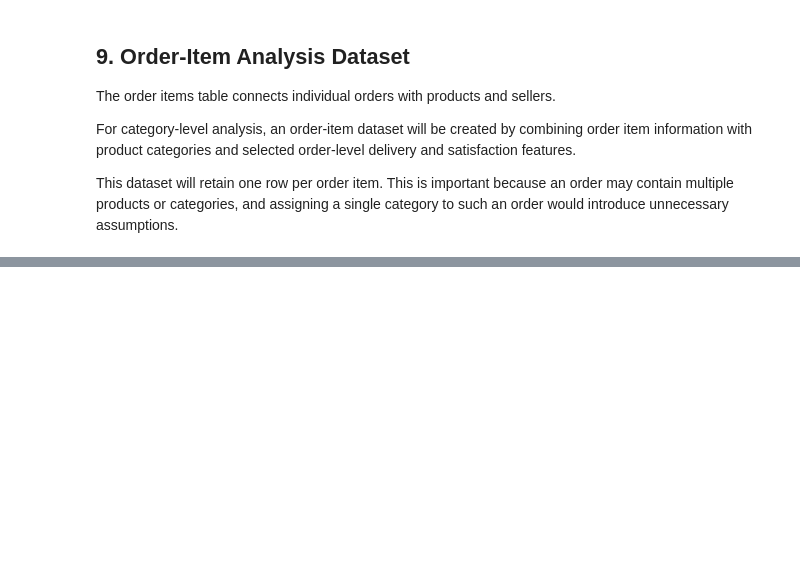
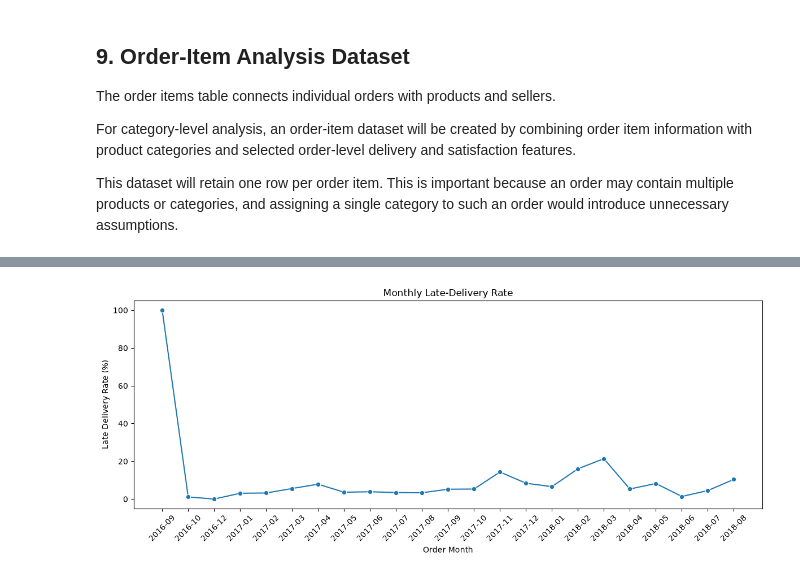
Before and after one commit to kartikeysharma2645/Real-World-Dataset-Analysis, a Jupyter notebook: notebook/real_world_dataset_analysis.ipynb, the cells around one changed output, grey strips where cells are left out. Cells and saved outputs as stored; diff of their text form; code cells hidden in the pictures; blank space fills up the shorter version.

Commit message:
feat: analyze delivery performance and customer satisfaction

```diff
--- a/notebook/real_world_dataset_analysis.ipynb
+++ b/notebook/real_world_dataset_analysis.ipynb
@@ -958,0 +1139,19 @@ Order-item analysis shape: (112650, 14)
+# %%
+# Visualize the monthly late-delivery rate using a line plot
+plt.figure(figsize=(12, 5))
+
+sns.lineplot(
+    data=monthly_delivery,
+    x="order_purchase_timestamp",
+    y="late_delivery_rate",
+    marker="o"
+)
+
+plt.title("Monthly Late-Delivery Rate")
+plt.xlabel("Order Month")
+plt.ylabel("Late Delivery Rate (%)")
+plt.xticks(rotation=45)
+plt.tight_layout()
+plt.show()
+# %% [output]
+[figure, added]
```
Also changed, not shown: parts of 18 cells of this notebook.
